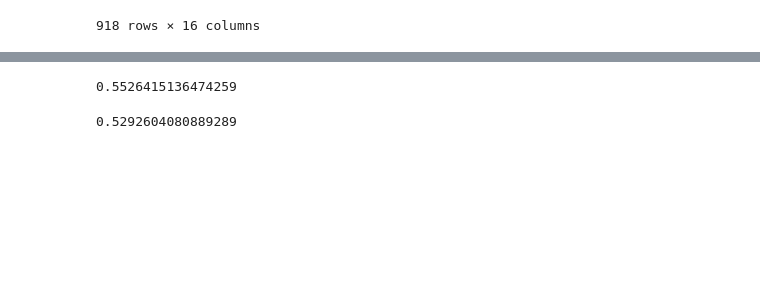
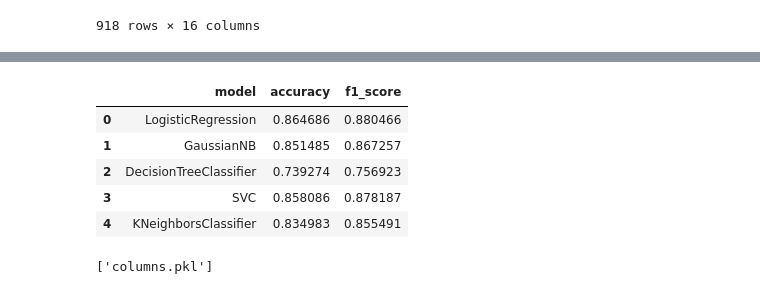
Before and after one commit to Ketan1317/Machine_Learning, a Jupyter notebook: Heart_Disease_Predictor/model.ipynb, the cells around one changed output, grey strips where cells are left out. Saved outputs shown, nothing was run; the diff lists cells and outputs as text; code cells hidden in the pictures; blank space fills up the shorter version.

Commit message:
Created Heart Disease Predictor

```diff
--- a/Heart_Disease_Predictor/model.ipynb
+++ b/Heart_Disease_Predictor/model.ipynb
@@ -241,12 +203,38 @@ dtype: int64
-# %%
-r2 = r2_score(y_test,y_predict)
-r2
-# %% [output]
-0.5526415136474259
-# %%
-n = X_test.shape[0]
-p = X_test.shape[1]
-adj_r2 = 1 - ((1-r2)*(n-1)/(n-p-1))
-adj_r2
-# %% [output]
-0.5292604080889289
+# %%
+model = {
+    'LogisticRegression' : LogisticRegression(),
+    'GaussianNB' : GaussianNB(),
+    'DecisionTreeClassifier' : DecisionTreeClassifier(),
+    'SVC' : SVC(),
+    'KNeighborsClassifier' : KNeighborsClassifier()
+}
+# %%
+result=[]
+# %%
+for name,model in model.items():
+    model.fit(X_train,y_train)
+    y_predict = model.predict(X_test)
+    result.append({
+        'model':name,
+        'accuracy':accuracy_score(y_test,y_predict),
+        'f1_score':f1_score(y_test,y_predict)
+    })
+# %%
+result_df = pd.DataFrame(result)
+result_df
+# result
+# %% [output]
+|  | model | accuracy | f1_score |
+| 0 | LogisticRegression | 0.864686 | 0.880466 |
+| 1 | GaussianNB | 0.851485 | 0.867257 |
+| 2 | DecisionTreeClassifier | 0.739274 | 0.756923 |
+| 3 | SVC | 0.858086 | 0.878187 |
+| 4 | KNeighborsClassifier | 0.834983 | 0.855491 |
+# %%
+import joblib
+
+joblib.dump(model, 'KNN_heart.pkl')
+joblib.dump(scaler, 'scaler.pkl')
+joblib.dump(X.columns.tolist(), 'columns.pkl')
+# %% [output]
+['columns.pkl']
```
Also changed, not shown: parts of 5 cells of this notebook, 5 other files.
